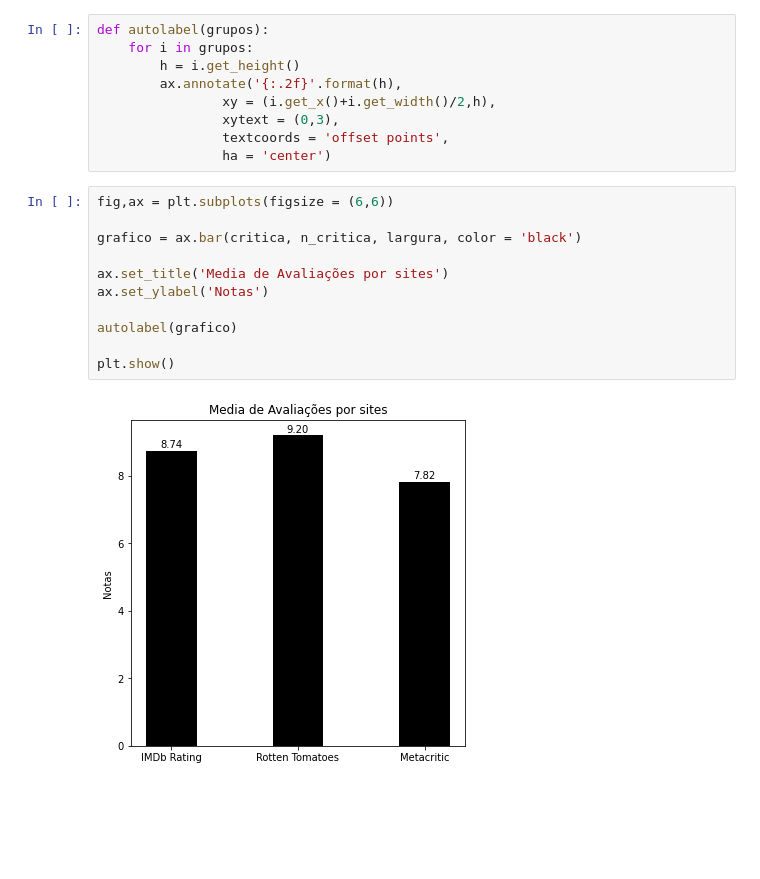
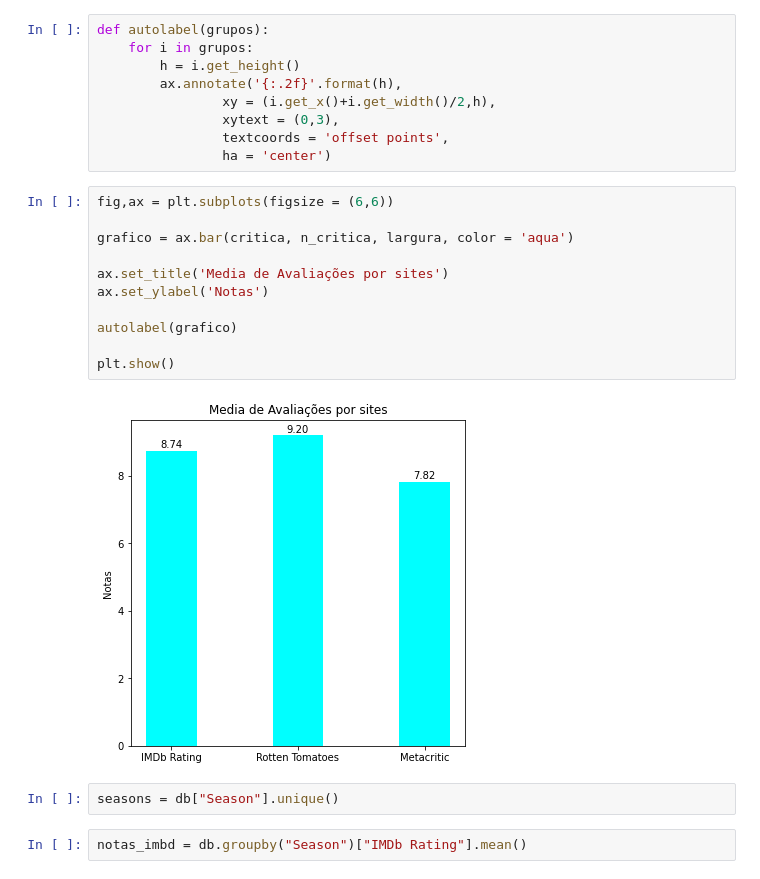
Before and after one commit to albertolunia/projeto-got, a Jupyter notebook: main/notebooks/edas/AlbertoHenrique.ipynb, the cells around one changed output. Drawn from its saved outputs; the diff is of its cells as text; blank space fills up the shorter version.

```diff
--- a/main/notebooks/edas/AlbertoHenrique.ipynb
+++ b/main/notebooks/edas/AlbertoHenrique.ipynb
@@ -66,13 +136,17 @@ def autolabel(grupos):
 # %%
 fig,ax = plt.subplots(figsize = (6,6))
 
-grafico = ax.bar(critica, n_critica, largura, color = 'black')
+grafico = ax.bar(critica, n_critica, largura, color = 'aqua')
 
 ax.set_title('Media de Avaliações por sites')
 ax.set_ylabel('Notas')
 
 autolabel(grafico)
 
 plt.show()
 # %% [output]
-[figure, old version]
+[figure, new version]
+# %%
+seasons = db["Season"].unique()
+# %%
+notas_imbd = db.groupby("Season")["IMDb Rating"].mean()
```
Also changed, not shown: parts of 10 cells of this notebook.
